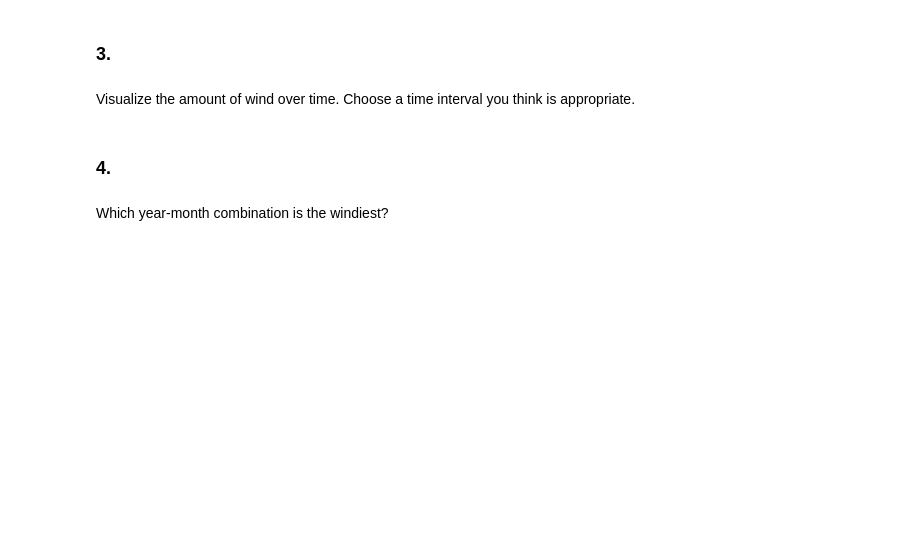
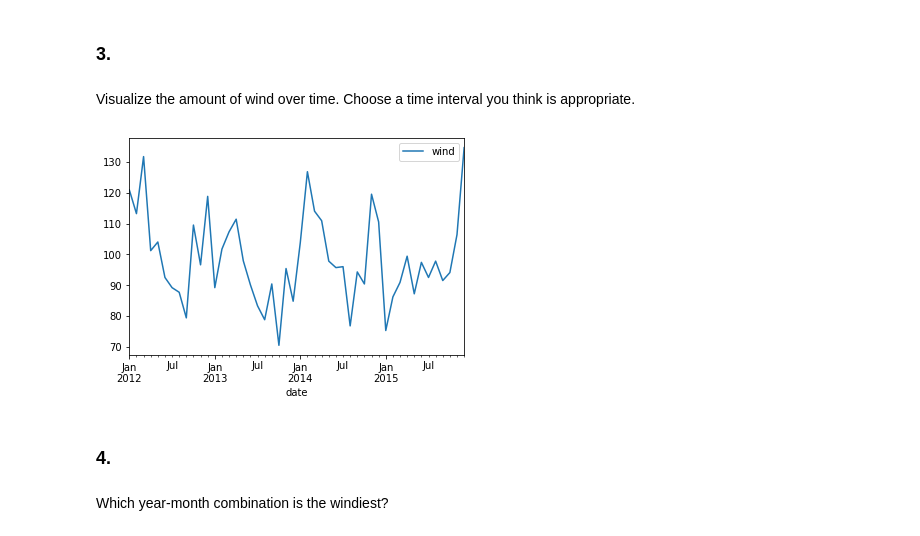
Before and after one commit to adam-talbot/time-series-exercises, a Jupyter notebook: time_series_data_exercises.ipynb, the cells around one changed output. Saved outputs shown, nothing was run; the diff lists cells and outputs as text; code cells hidden in the pictures; blank space fills up the shorter version.

```diff
--- a/time_series_data_exercises.ipynb
+++ b/time_series_data_exercises.ipynb
@@ -207,6 +291,10 @@ Visualize the amount of monthly precipitation over time.
 ### 3.
 # %% [markdown]
 Visualize the amount of wind over time. Choose a time interval you think is appropriate.
+# %%
+df[['wind']].resample('M').sum().plot();
+# %% [output]
+[figure, added]
 # %% [markdown]
 ### 4.
 # %% [markdown]
```
Also changed, not shown: parts of 47 cells of this notebook.
